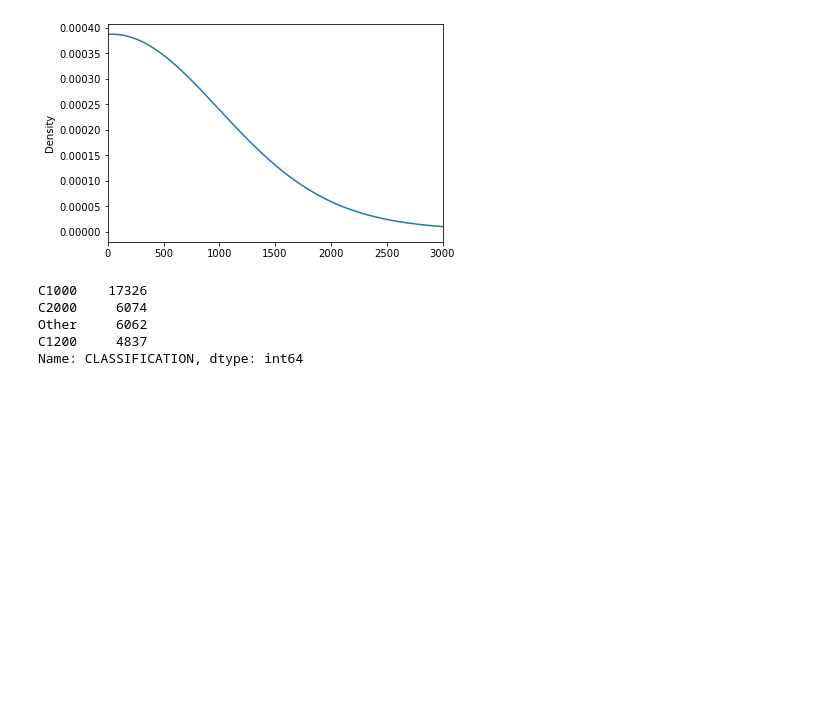
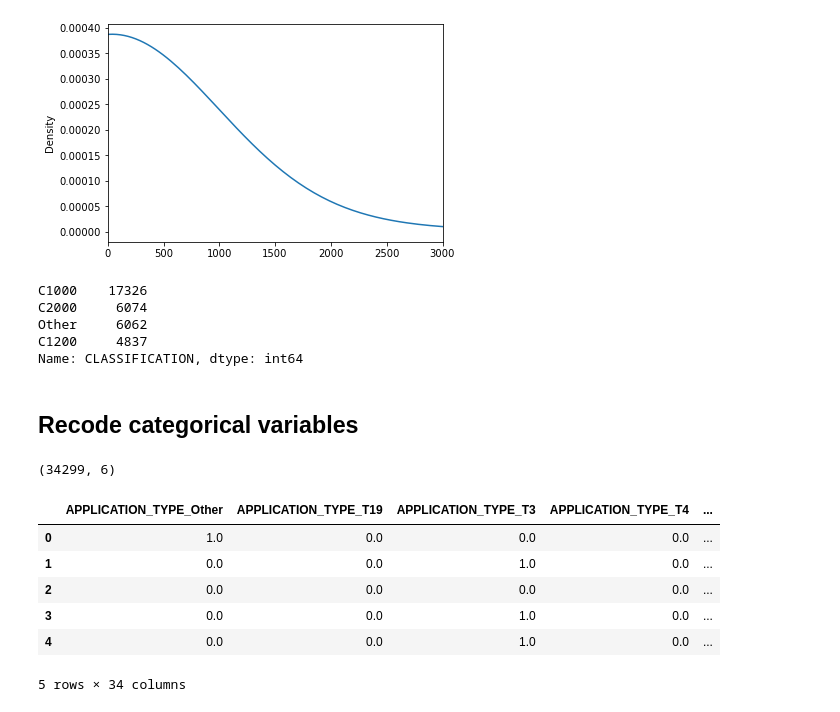
Before and after one commit to david-garza/Neural_Network_Charity_Analysis, a Jupyter notebook: AlphabetSoupCharity_Optimzation.ipynb, the cells around one changed output. Saved outputs shown, nothing was run; the diff lists cells and outputs as text; code cells hidden in the pictures; blank space fills up the shorter version.

```diff
--- a/AlphabetSoupCharity_Optimzation.ipynb
+++ b/AlphabetSoupCharity_Optimzation.ipynb
@@ -294,3 +294,26 @@ C2000     6074
 Other     6062
 C1200     4837
 Name: CLASSIFICATION, dtype: int64
+# %% [markdown]
+## Recode categorical variables
+# %%
+application_df[application_objects].shape
+# %% [output]
+(34299, 6)
+# %%
+# Create a OneHotEncoder instance
+enc = OneHotEncoder(sparse=False)
+
+# Use one hot to create categorical binary columns
+encode_df=pd.DataFrame(enc.fit_transform(application_df[application_objects].values.reshape(-1,6)))
+
+encode_df.columns = enc.get_feature_names(application_objects)
+encode_df.head()
+# %% [output]
+|  | APPLICATION_TYPE_Other | APPLICATION_TYPE_T19 | APPLICATION_TYPE_T3 | APPLICATION_TYPE_T4 | ... |
+| 0 | 1.0 | 0.0 | 0.0 | 0.0 | ... |
+| 1 | 0.0 | 0.0 | 1.0 | 0.0 | ... |
+| 2 | 0.0 | 0.0 | 0.0 | 0.0 | ... |
+| 3 | 0.0 | 0.0 | 1.0 | 0.0 | ... |
+| 4 | 0.0 | 0.0 | 1.0 | 0.0 | ... |
+5 rows × 34 columns
```
Also changed, not shown: parts of 3 cells of this notebook.
